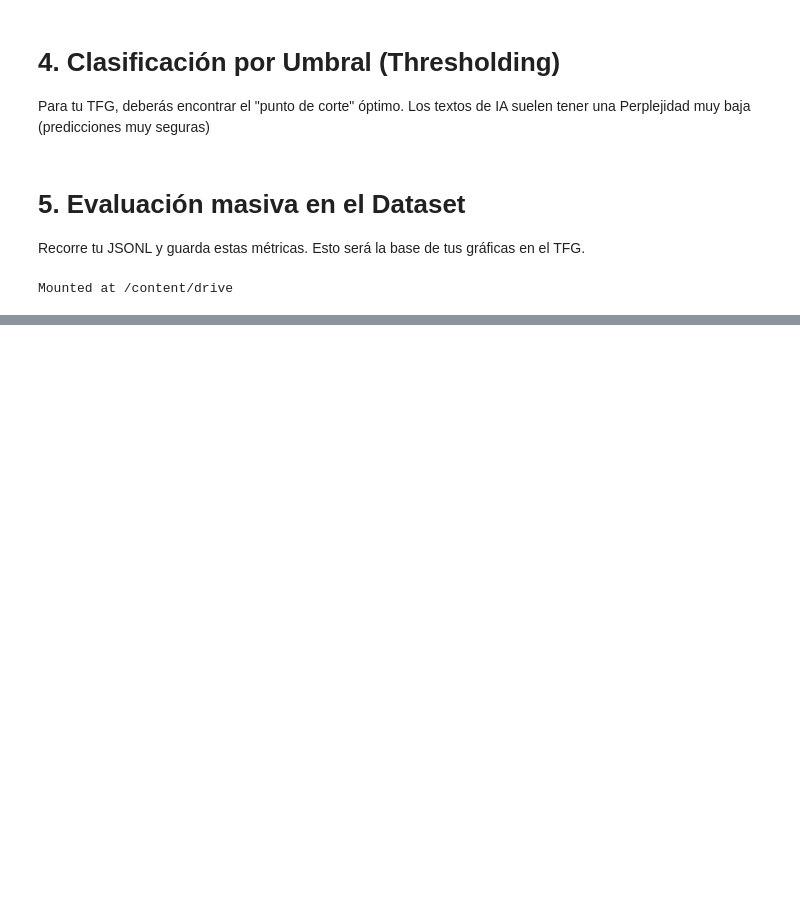
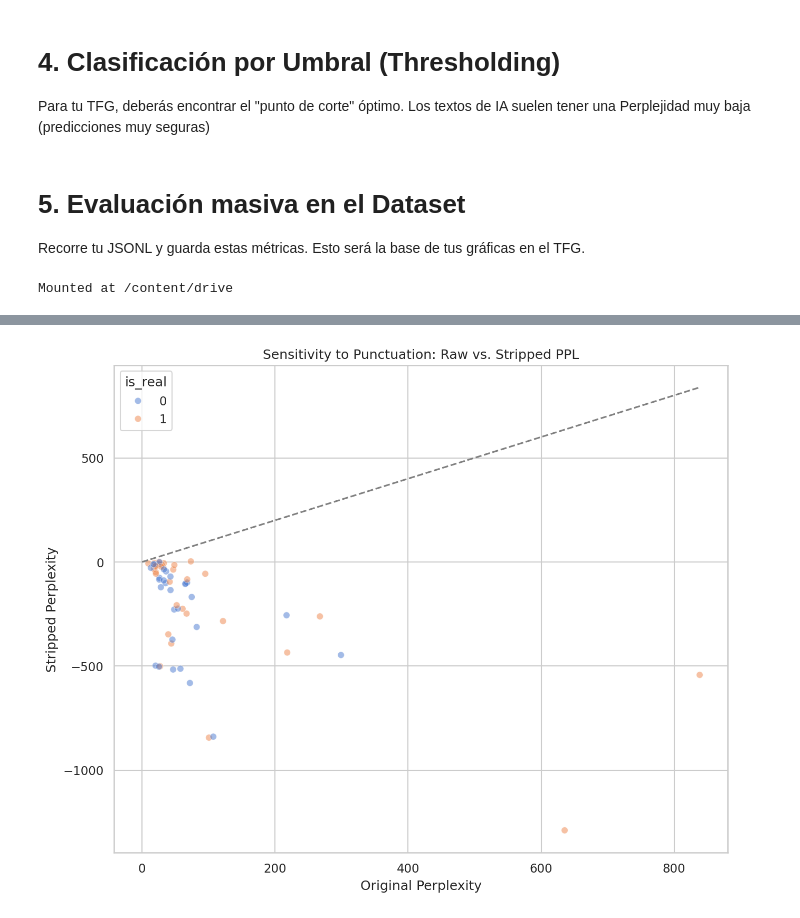
Before and after one commit to JavierPrior845/tfg-ai-text-detection, a Jupyter notebook: models/decoder-only/Decoder-Only-Titles.ipynb, the cells around one changed output, grey strips where cells are left out. Drawn from its saved outputs; the diff is of its cells as text; code cells hidden in the pictures; blank space fills up the shorter version.

```diff
--- a/models/decoder-only/Decoder-Only-Titles.ipynb
+++ b/models/decoder-only/Decoder-Only-Titles.ipynb
@@ -109,0 +83,23 @@ label_real
+# %%
+import json
+
+import string
+
+def clean_title(text):
+    return text.translate(str.maketrans('', '', string.punctuation)).lower().strip()
+
+
+results = []
+with open("/content/drive/MyDrive/TFG/titles_data_lite.jsonl", "r") as f:
+    for line in f:
+      data = json.loads(line)
+      # Estadísticas con texto original
+      stats_raw = analyze_text_statistics_advanced(data["title"])
+      # Estadísticas sin puntuación
+      stats_clean = analyze_text_statistics_advanced(clean_title(data["title"]))
+
+      results.append({
+          **stats_raw,
+          "ppl_diff": stats_raw["perplexity"] - stats_clean["perplexity"],
+          "is_real": data["is_real"]
+      })
@@ -109,0 +190,17 @@ label_real
+# %%
+import seaborn as sns
+import matplotlib.pyplot as plt
+
+plt.figure(figsize=(10, 8))
+sns.scatterplot(data=df_results, x='perplexity', y='ppl_diff', hue='is_real', alpha=0.5)
+
+# Dibujar la línea de identidad (y = x)
+max_val = max(df_results['perplexity'].max(), df_results['ppl_diff'].max())
+plt.plot([0, max_val], [0, max_val], color='gray', linestyle='--')
+
+plt.title("Sensitivity to Punctuation: Raw vs. Stripped PPL")
+plt.xlabel("Original Perplexity")
+plt.ylabel("Stripped Perplexity")
+plt.show()
+# %% [output]
+[figure, added]
```
Also changed, not shown: parts of 10 cells of this notebook.
